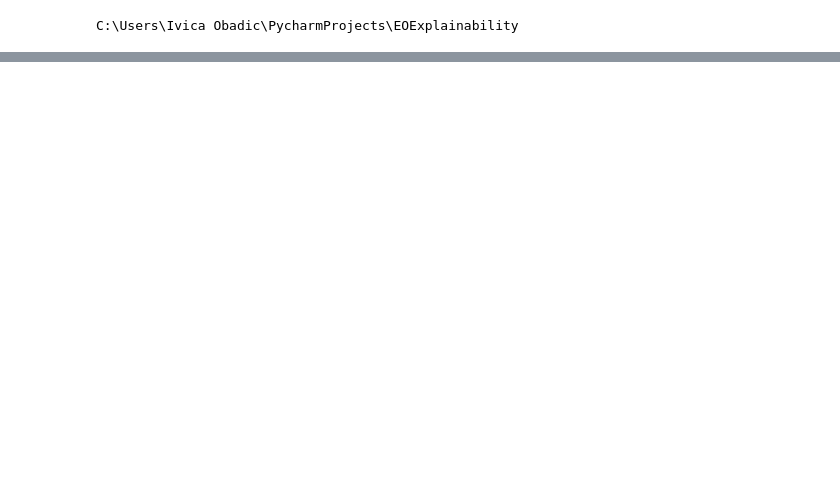
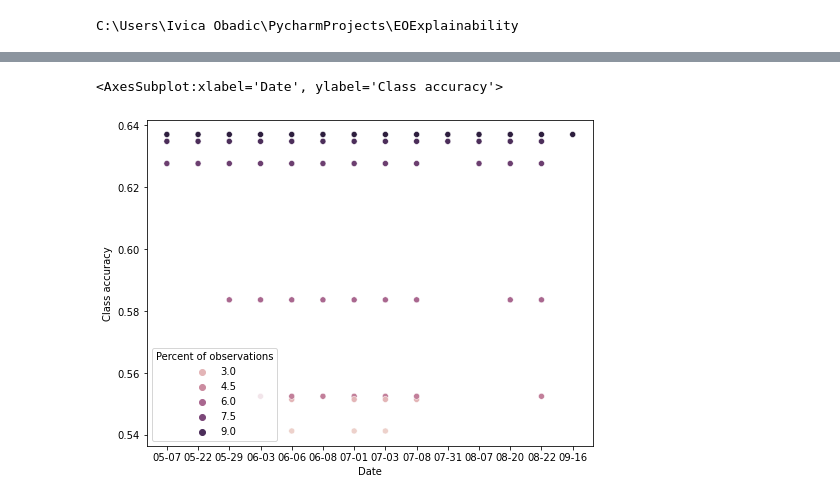
Before and after one commit to IvicaObadic/crop-type-classification-explainability, a Jupyter notebook: notebooks/attention_key_dates_selector.ipynb, the cells around one changed output, grey strips where cells are left out. Cells and saved outputs as stored; diff of their text form; code cells hidden in the pictures; blank space fills up the shorter version.

```diff
--- a/notebooks/attention_key_dates_selector.ipynb
+++ b/notebooks/attention_key_dates_selector.ipynb
@@ -30,15 +30,11 @@ def sort_obs_acq_dates_by_attention(model_root_path):
     predicted_vs_true_results = pd.read_csv(os.path.join(predictions_path, "predicted_vs_true.csv"))
     attn_weights_path = os.path.join(predictions_path, "attn_weights", "postprocessed")
 
-    total_temporal_attention = summarize_attention_weights_as_feature_embeddings(attn_weights_path, "layer_0", summary_fn="sum")
-    attention_per_obs_acq_date = pd.concat([v for k,v in total_temporal_attention.items()])
+    temporal_attn_weights = pd.read_csv(os.path.join(attn_weights_path, "parcel_temporal_attention.csv"))
+    temporal_attn_weights["Date"] = pd.to_datetime(temporal_attn_weights["Date"])
+    avg_attention_per_obs_acq_date = temporal_attn_weights.groupby("Date")["Attention"].mean()
+    avg_attention_per_obs_acq_date = avg_attention_per_obs_acq_date.sort_values(ascending=False)
 
-    avg_attention_per_obs_acq_date = attention_per_obs_acq_date.mean().sort_values(ascending=False)
-    avg_attention_per_obs_acq_date = avg_attention_per_obs_acq_date.to_frame()
-    avg_attention_per_obs_acq_date.index.name="DATE"
-    avg_attention_per_obs_acq_date.columns=["TOTAL_TEMPORAL_ATTENTION"]
-    avg_attention_per_obs_acq_date.index = avg_attention_per_obs_acq_date.index.map(lambda x: "2018-{}-{}".format(x.split("-")[1], x.split("-")[0]))
-    avg_attention_per_obs_acq_date.to_csv(os.path.join(attn_weights_path, "key_attention_dates.csv"))
     return avg_attention_per_obs_acq_date
 
 
@@ -48,18 +44,19 @@ def get_most_important_dates_for_percentage_scores(percentages, perc_dates_resul
     for perc in percentages:
         num_top_n_perc_dates = round((perc / 100.0) * max_sequence_length)
         top_n_perc_dates = avg_attention_per_obs_acq_date_orig_model.iloc[0:num_top_n_perc_dates].reset_index()
-        top_n_perc_dates["PERCENTAGE"] = perc
-        top_n_perc_dates["DATE"] = pd.to_datetime(top_n_perc_dates["DATE"]).apply(lambda date: date.strftime("%m-%d"))
+        top_n_perc_dates["PERCENTAGE"] = int(perc)
+        top_n_perc_dates["Date"] = pd.to_datetime(top_n_perc_dates["Date"]).apply(lambda date: date.strftime("%m-%d"))
         #top_n_perc_dates["DATE"] = top_n_perc_dates["DATE"].apply(lambda date: date[date.index("-") + 1:])
         top_n_perc_dates_with_accuracy = pd.merge(top_n_perc_dates, perc_dates_results, left_on="PERCENTAGE", right_on="Percent of observations")
         result_dfs.append(top_n_perc_dates_with_accuracy)
 
-    return pd.concat(result_dfs, ignore_index=True).sort_values(by="DATE")
+    return pd.concat(result_dfs, ignore_index=True).sort_values(by="Date")
 # %% [output]
 C:\Users\Ivica Obadic\PycharmProjects\EOExplainability
 # %%
 dataset_folder = "C:/Users/datasets/BavarianCrops/"
-model_root_path = "C:/Users/results/{}_classes//right_padding/obs_aq_date/layers=1,heads=1,emb_dim=128/"
+model_root_path = "C:/Users/results/crop-type-classification-explainability/{}_classes/right_padding/obs_aq_date/layers=1,heads=1,emb_dim=128/all_dates/1651504970"
 model_root_path = model_root_path.format(num_classes)
 
 avg_attention_per_obs_acq_date_orig_model = sort_obs_acq_dates_by_attention(model_root_path)
+avg_attention_per_obs_acq_date_orig_model.to_csv(os.path.join(model_root_path, "key_attention_dates.csv"))
@@ -74,5 +90,8 @@ axs.legend(loc="upper right")
 # %%
 perc_dates_avg_results = perc_dates_results.groupby(["Percent of observations"]).agg("mean").reset_index()
-most_important_dates_for_percentage_scores = get_most_important_dates_for_percentage_scores([2, 3, 5, 6, 7, 8, 9], perc_dates_avg_results, avg_attention_per_obs_acq_date_orig_model)
-fig, axs = plt.subplots(figsize=(14, 8))
-sns.scatterplot(data=most_important_dates_for_percentage_scores, x="DATE", y='Class accuracy', hue="Percent of observations", ax=axs)
+most_important_dates_for_percentage_scores = get_most_important_dates_for_percentage_scores([2, 3, 5, 6, 7, 8, 9, 10], perc_dates_avg_results, avg_attention_per_obs_acq_date_orig_model)
+fig, axs = plt.subplots(figsize=(8, 6))
+sns.scatterplot(data=most_important_dates_for_percentage_scores, x="Date", y='Class accuracy', hue="Percent of observations", ax=axs)
+# %% [output]
+<AxesSubplot:xlabel='Date', ylabel='Class accuracy'>
+[figure, added]
```
Also changed, not shown: parts of 2 cells of this notebook, 5 other files.
